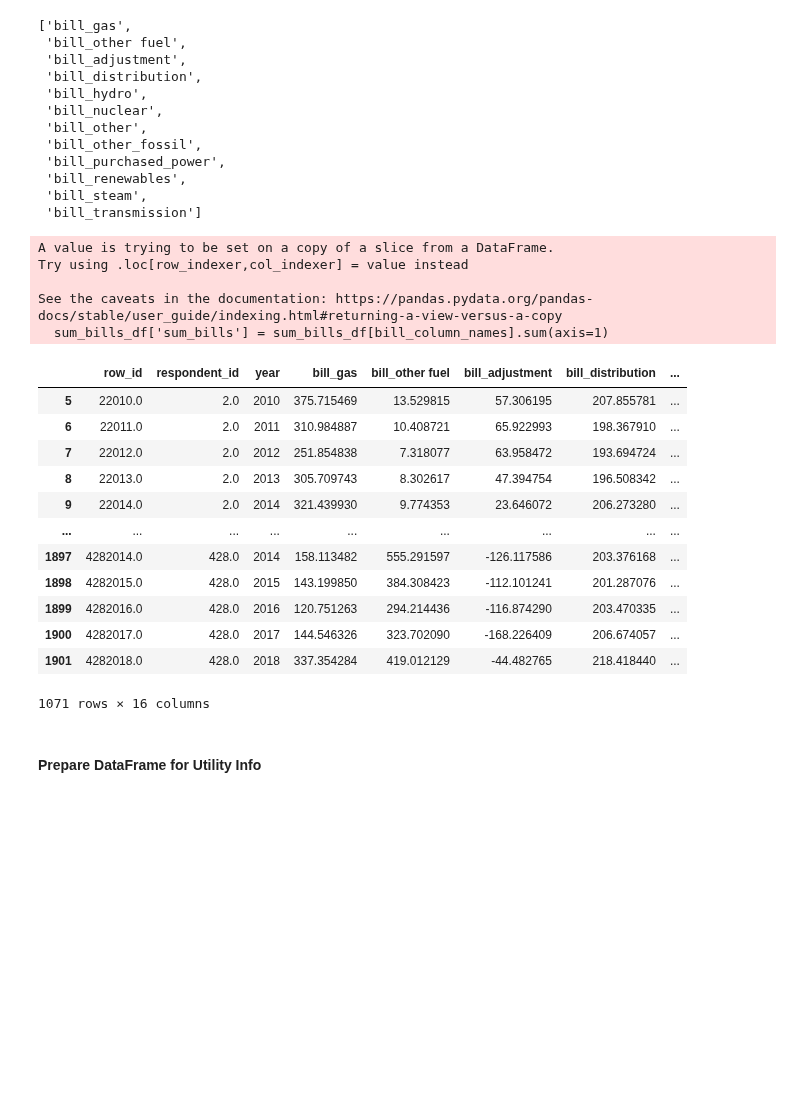
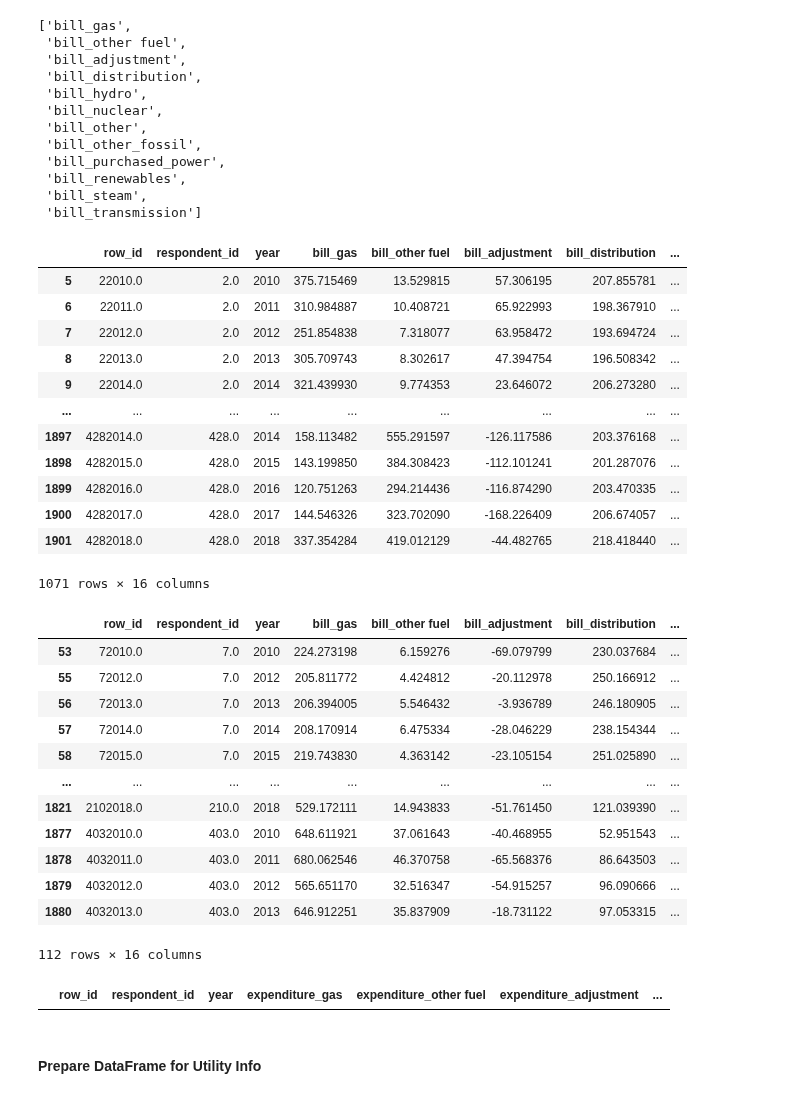
Before and after one commit to 2elle2/rmi-project, a Jupyter notebook: model/03_feature_engineering_v2.ipynb, the cells around one changed output. Saved outputs shown, nothing was run; the diff lists cells and outputs as text; code cells hidden in the pictures; blank space fills up the shorter version.

Commit message:
checked negative values

```diff
--- a/model/03_feature_engineering_v2.ipynb
+++ b/model/03_feature_engineering_v2.ipynb
@@ -32,6 +34,6 @@ data_df
 # %%
 is_after_2010 = data_df['year'] >= 2010  #inclusive
-data_after_2010_df = data_df[is_after_2010]
+data_after_2010_df = data_df[is_after_2010].copy()
 data_after_2010_df
 # %% [output]
 |  | respondent_id | year | bill_gas | bill_other fuel | bill_adjustment | bill_distribution | bill_hydro | ... |
@@ -68,6 +70,7 @@ Index(['respondent_id', 'year', 'bill_gas', 'bill_other fuel',
        'generation_steam', 'energy_burden', 'normalized_expenditure'],
       dtype='object')
 # %%
-data_after_2010_df['row_id'] = data_after_2010_df['respondent_id']*10000 + data_after_2010_df['year']
+# Adding a unique row id based on concatenating the (respondent_id) and (year)
+data_after_2010_df['row_id'] = (data_after_2010_df['respondent_id']*10000) + data_after_2010_df['year']
 data_after_2010_df
 # %% [output]
@@ -548,7 +521,7 @@ bill_column_names = ['row_id','respondent_id', 'year', 'bill_gas', 'bill_other f
        'bill_other', 'bill_other_fossil', 'bill_purchased_power',
        'bill_renewables', 'bill_steam', 'bill_transmission']
 # %%
-sum_bills_df = data_pre_2018_df[bill_column_names]
+sum_bills_df = data_pre_2018_df[bill_column_names].copy()
 sum_bills_df
 # %% [output]
 |  | row_id | respondent_id | year | bill_gas | bill_other fuel | bill_adjustment | bill_distribution | ... |
@@ -587,24 +560,47 @@ bill_column_names
 sum_bills_df['sum_bills'] = sum_bills_df[bill_column_names].sum(axis=1)
 sum_bills_df
 # %% [output]
+|  | row_id | respondent_id | year | bill_gas | bill_other fuel | bill_adjustment | bill_distribution | ... |
+| 5 | 22010.0 | 2.0 | 2010 | 375.715469 | 13.529815 | 57.306195 | 207.855781 | ... |
+| 6 | 22011.0 | 2.0 | 2011 | 310.984887 | 10.408721 | 65.922993 | 198.367910 | ... |
+| 7 | 22012.0 | 2.0 | 2012 | 251.854838 | 7.318077 | 63.958472 | 193.694724 | ... |
+| 8 | 22013.0 | 2.0 | 2013 | 305.709743 | 8.302617 | 47.394754 | 196.508342 | ... |
+| 9 | 22014.0 | 2.0 | 2014 | 321.439930 | 9.774353 | 23.646072 | 206.273280 | ... |
+| ... | ... | ... | ... | ... | ... | ... | ... | ... |
+| 1897 | 4282014.0 | 428.0 | 2014 | 158.113482 | 555.291597 | -126.117586 | 203.376168 | ... |
+| 1898 | 4282015.0 | 428.0 | 2015 | 143.199850 | 384.308423 | -112.101241 | 201.287076 | ... |
+| 1899 | 4282016.0 | 428.0 | 2016 | 120.751263 | 294.214436 | -116.874290 | 203.470335 | ... |
+| 1900 | 4282017.0 | 428.0 | 2017 | 144.546326 | 323.702090 | -168.226409 | 206.674057 | ... |
+| 1901 | 4282018.0 | 428.0 | 2018 | 337.354284 | 419.012129 | -44.482765 | 218.418440 | ... |
-A value is trying to be set on a copy of a slice from a DataFrame.
-Try using .loc[row_indexer,col_indexer] = value instead
-
-See the caveats in the documentation: https://pandas.pydata.org/pandas-docs/stable/user_guide/indexing.html#returning-a-view-versus-a-copy
-  sum_bills_df['sum_bills'] = sum_bills_df[bill_column_names].sum(axis=1)
+1071 rows × 16 columns
-|  | row_id | respondent_id | year | bill_gas | bill_other fuel | bill_adjustment | bill_distribution | ... |
-| 5 | 22010.0 | 2.0 | 2010 | 375.715469 | 13.529815 | 57.306195 | 207.855781 | ... |
-| 6 | 22011.0 | 2.0 | 2011 | 310.984887 | 10.408721 | 65.922993 | 198.367910 | ... |
-| 7 | 22012.0 | 2.0 | 2012 | 251.854838 | 7.318077 | 63.958472 | 193.694724 | ... |
-| 8 | 22013.0 | 2.0 | 2013 | 305.709743 | 8.302617 | 47.394754 | 196.508342 | ... |
-| 9 | 22014.0 | 2.0 | 2014 | 321.439930 | 9.774353 | 23.646072 | 206.273280 | ... |
-| ... | ... | ... | ... | ... | ... | ... | ... | ... |
-| 1897 | 4282014.0 | 428.0 | 2014 | 158.113482 | 555.291597 | -126.117586 | 203.376168 | ... |
-| 1898 | 4282015.0 | 428.0 | 2015 | 143.199850 | 384.308423 | -112.101241 | 201.287076 | ... |
-| 1899 | 4282016.0 | 428.0 | 2016 | 120.751263 | 294.214436 | -116.874290 | 203.470335 | ... |
-| 1900 | 4282017.0 | 428.0 | 2017 | 144.546326 | 323.702090 | -168.226409 | 206.674057 | ... |
-| 1901 | 4282018.0 | 428.0 | 2018 | 337.354284 | 419.012129 | -44.482765 | 218.418440 | ... |
-1071 rows × 16 columns
+# %%
+# Checking number of negative bills (excluding adjustments): 112
+bill_column_names_only_no_adj = ['bill_gas', 'bill_other fuel',
+       'bill_distribution', 'bill_hydro', 'bill_nuclear',
+       'bill_other', 'bill_other_fossil', 'bill_purchased_power',
+       'bill_renewables', 'bill_steam', 'bill_transmission']
+
+negative_bills_df = sum_bills_df[(sum_bills_df[bill_column_names_only_no_adj] < 0).any(axis=1)].copy()
+negative_bills_df
+# %% [output]
+|  | row_id | respondent_id | year | bill_gas | bill_other fuel | bill_adjustment | bill_distribution | ... |
+| 53 | 72010.0 | 7.0 | 2010 | 224.273198 | 6.159276 | -69.079799 | 230.037684 | ... |
+| 55 | 72012.0 | 7.0 | 2012 | 205.811772 | 4.424812 | -20.112978 | 250.166912 | ... |
+| 56 | 72013.0 | 7.0 | 2013 | 206.394005 | 5.546432 | -3.936789 | 246.180905 | ... |
+| 57 | 72014.0 | 7.0 | 2014 | 208.170914 | 6.475334 | -28.046229 | 238.154344 | ... |
+| 58 | 72015.0 | 7.0 | 2015 | 219.743830 | 4.363142 | -23.105154 | 251.025890 | ... |
+| ... | ... | ... | ... | ... | ... | ... | ... | ... |
+| 1821 | 2102018.0 | 210.0 | 2018 | 529.172111 | 14.943833 | -51.761450 | 121.039390 | ... |
+| 1877 | 4032010.0 | 403.0 | 2010 | 648.611921 | 37.061643 | -40.468955 | 52.951543 | ... |
+| 1878 | 4032011.0 | 403.0 | 2011 | 680.062546 | 46.370758 | -65.568376 | 86.643503 | ... |
+| 1879 | 4032012.0 | 403.0 | 2012 | 565.651170 | 32.516347 | -54.915257 | 96.090666 | ... |
+| 1880 | 4032013.0 | 403.0 | 2013 | 646.912251 | 35.837909 | -18.731122 | 97.053315 | ... |
+112 rows × 16 columns
+# %%
+# Looks like the negative rows for expenditures are the same as those for bills
+negative_expenditures_df[~negative_expenditures_df.isin(negative_bills_df)].dropna()
+# %% [output]
+|  | row_id | respondent_id | year | expenditure_gas | expenditure_other fuel | expenditure_adjustment | ... |
 # %% [markdown]
 #### Prepare DataFrame for Utility Info
 # %%
```
Also changed, not shown: parts of 41 cells of this notebook.
